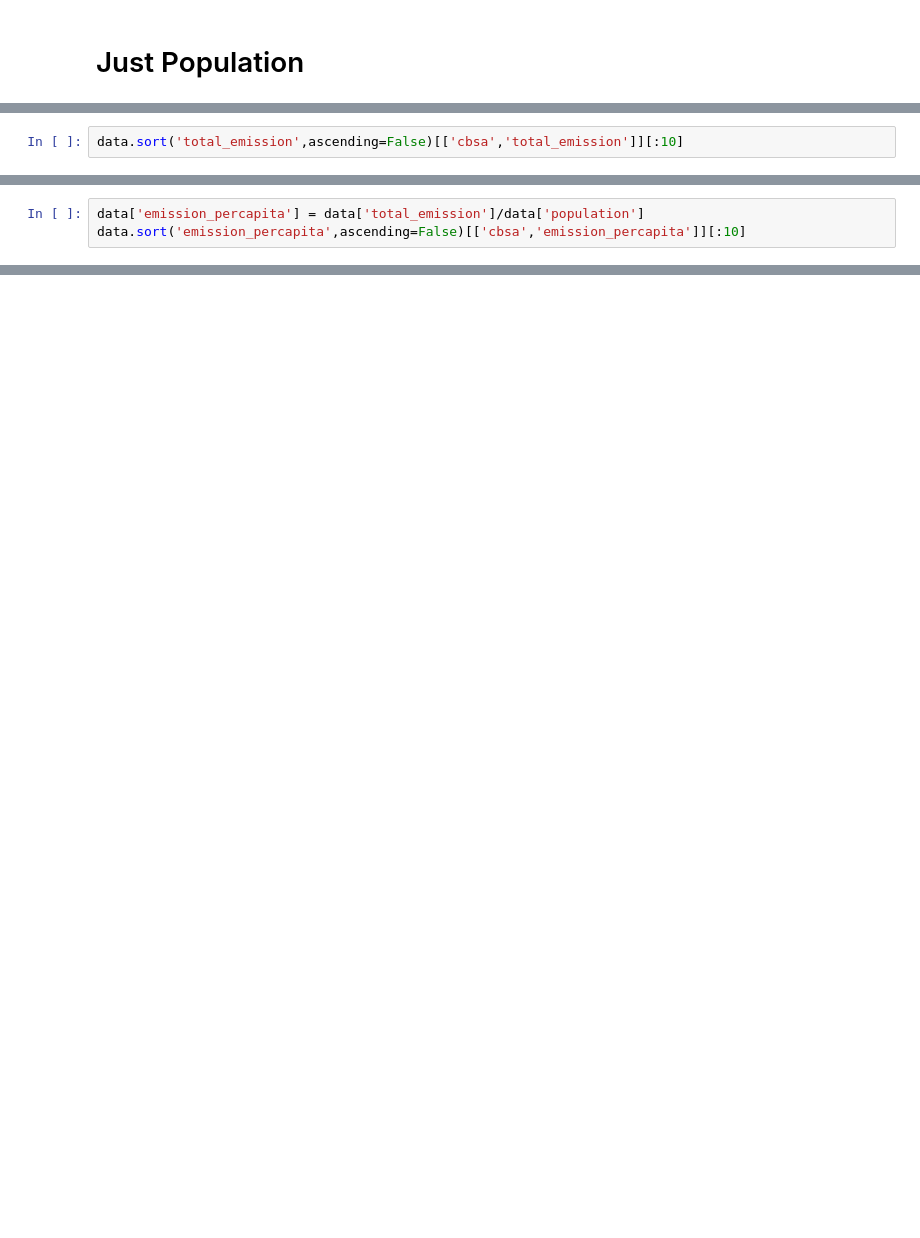
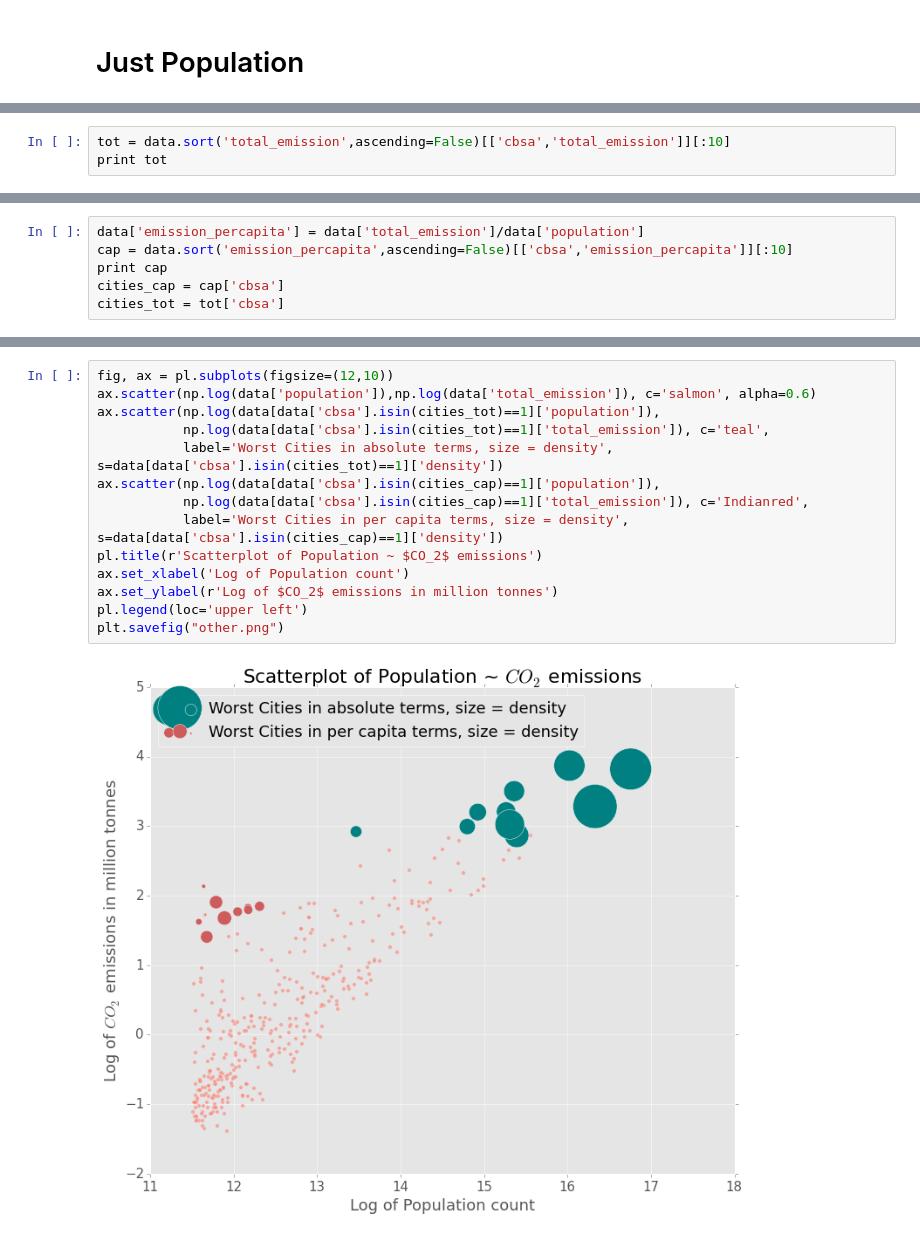
Before and after one commit to Diegosmiles/CUSP, a Jupyter notebook: Civic_Emission_Density.ipynb, the cells around one changed output, grey strips where cells are left out. Cells and saved outputs as stored; diff of their text form; blank space fills up the shorter version.

```diff
--- a/Civic_Emission_Density.ipynb
+++ b/Civic_Emission_Density.ipynb
@@ -277,3 +294,4 @@ ax.set_ylabel(r'$CO_2$ emissions in million tonnes')
 # %%
-data.sort('total_emission',ascending=False)[['cbsa','total_emission']][:10]
+tot = data.sort('total_emission',ascending=False)[['cbsa','total_emission']][:10]
+print tot
 # %% [output]
@@ -291,4 +309,7 @@ data.sort('total_emission',ascending=False)[['cbsa','total_emission']][:10]
 # %%
 data['emission_percapita'] = data['total_emission']/data['population']
-data.sort('emission_percapita',ascending=False)[['cbsa','emission_percapita']][:10]
+cap = data.sort('emission_percapita',ascending=False)[['cbsa','emission_percapita']][:10]
+print cap
+cities_cap = cap['cbsa']
+cities_tot = tot['cbsa']
 # %% [output]
@@ -305,0 +327,16 @@ data.sort('emission_percapita',ascending=False)[['cbsa','emission_percapita']][:
+# %%
+fig, ax = pl.subplots(figsize=(12,10))
+ax.scatter(np.log(data['population']),np.log(data['total_emission']), c='salmon', alpha=0.6)
+ax.scatter(np.log(data[data['cbsa'].isin(cities_tot)==1]['population']),
+           np.log(data[data['cbsa'].isin(cities_tot)==1]['total_emission']), c='teal',
+           label='Worst Cities in absolute terms, size = density', s=data[data['cbsa'].isin(cities_tot)==1]['density'])
+ax.scatter(np.log(data[data['cbsa'].isin(cities_cap)==1]['population']),
+           np.log(data[data['cbsa'].isin(cities_cap)==1]['total_emission']), c='Indianred',
+           label='Worst Cities in per capita terms, size = density', s=data[data['cbsa'].isin(cities_cap)==1]['density'])
+pl.title(r'Scatterplot of Population ~ $CO_2$ emissions')
+ax.set_xlabel('Log of Population count')
+ax.set_ylabel(r'Log of $CO_2$ emissions in million tonnes')
+pl.legend(loc='upper left')
+plt.savefig("other.png")
+# %% [output]
+[figure, added]
```
Also changed, not shown: parts of 19 cells of this notebook.
